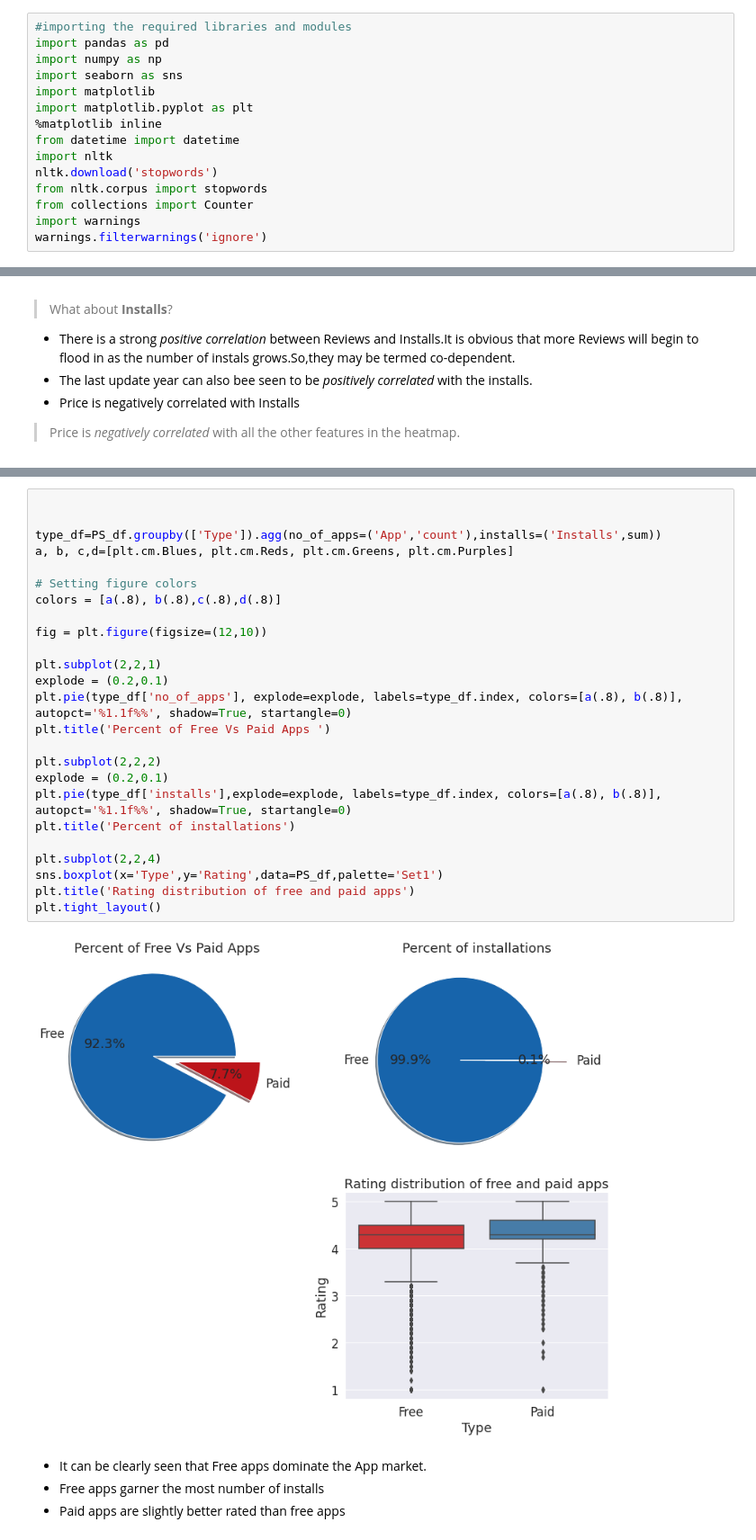
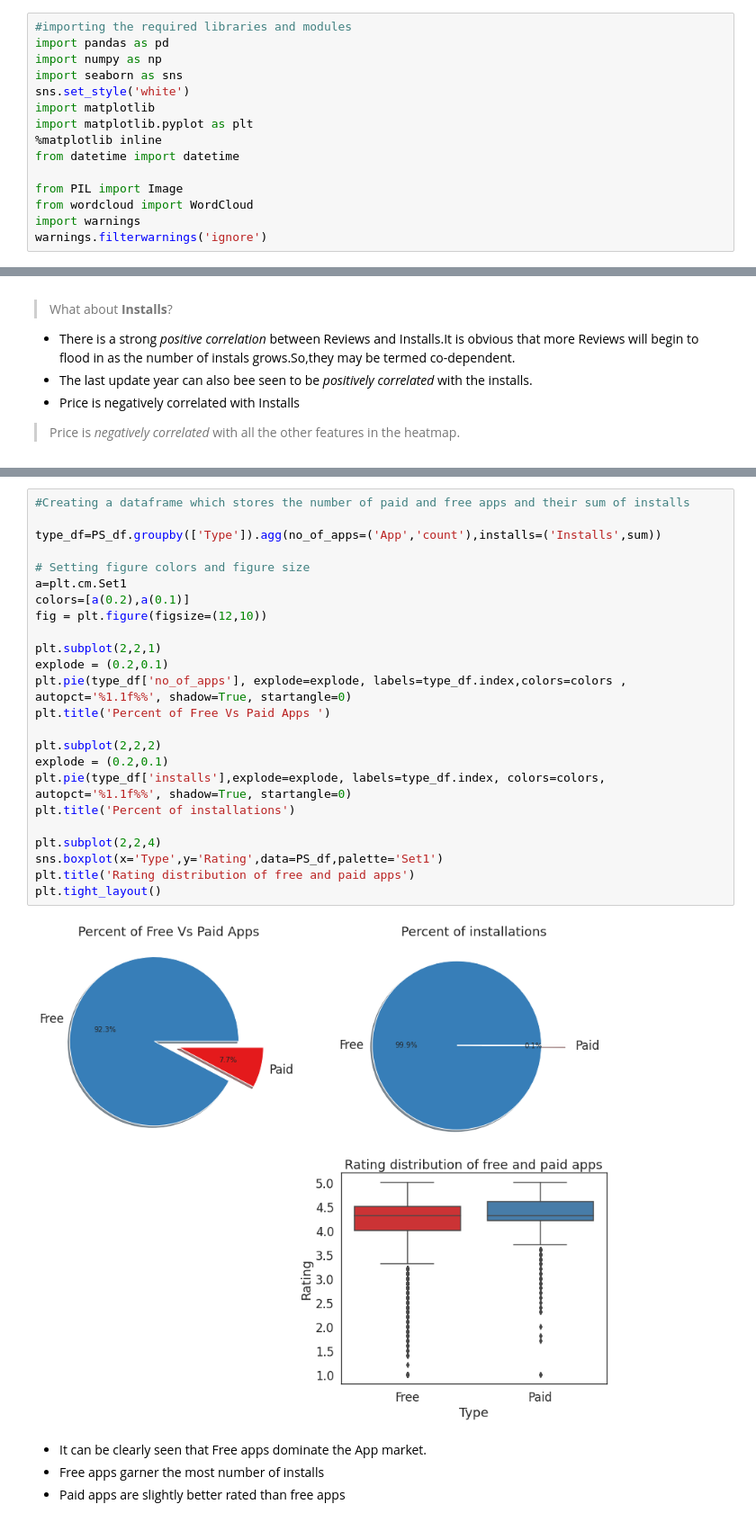
Before and after one commit to RadhikaRM/Playstore-Data-Analysis, a Jupyter notebook: PlayStore_EDA.ipynb, the cells around one changed output, grey strips where cells are left out. Shown at 90% size. Cells and saved outputs as stored; diff of their text form.

```diff
--- a/PlayStore_EDA.ipynb
+++ b/PlayStore_EDA.ipynb
@@ -26,13 +26,13 @@ First,we import the libraries and modules which we have to use in this analysis.
 import pandas as pd
 import numpy as np
 import seaborn as sns
+sns.set_style('white')
 import matplotlib
 import matplotlib.pyplot as plt
 %matplotlib inline
 from datetime import datetime
-import nltk
-nltk.download('stopwords')
-from nltk.corpus import stopwords
-from collections import Counter
+
+from PIL import Image
+from wordcloud import WordCloud
 import warnings
 warnings.filterwarnings('ignore')
@@ -772,30 +792,29 @@ Apps which can be installed without having to pay money are termed as Free apps.
 # %%
-
+#Creating a dataframe which stores the number of paid and free apps and their sum of installs
 
 type_df=PS_df.groupby(['Type']).agg(no_of_apps=('App','count'),installs=('Installs',sum))
-a, b, c,d=[plt.cm.Blues, plt.cm.Reds, plt.cm.Greens, plt.cm.Purples]
 
-# Setting figure colors
-colors = [a(.8), b(.8),c(.8),d(.8)]
-
+# Setting figure colors and figure size
+a=plt.cm.Set1
+colors=[a(0.2),a(0.1)]
 fig = plt.figure(figsize=(12,10))
 
 plt.subplot(2,2,1)
 explode = (0.2,0.1)
-plt.pie(type_df['no_of_apps'], explode=explode, labels=type_df.index, colors=[a(.8), b(.8)], autopct='%1.1f%%', shadow=True, startangle=0)
+plt.pie(type_df['no_of_apps'], explode=explode, labels=type_df.index,colors=colors , autopct='%1.1f%%', shadow=True, startangle=0)
 plt.title('Percent of Free Vs Paid Apps ')
 
 plt.subplot(2,2,2)
 explode = (0.2,0.1)
-plt.pie(type_df['installs'],explode=explode, labels=type_df.index, colors=[a(.8), b(.8)], autopct='%1.1f%%', shadow=True, startangle=0)
+plt.pie(type_df['installs'],explode=explode, labels=type_df.index, colors=colors, autopct='%1.1f%%', shadow=True, startangle=0)
 plt.title('Percent of installations')
 
 plt.subplot(2,2,4)
 sns.boxplot(x='Type',y='Rating',data=PS_df,palette='Set1')
 plt.title('Rating distribution of free and paid apps')
 plt.tight_layout()
 # %% [output]
-[figure, old version]
+[figure, new version]
 # %% [markdown]
 * It can be clearly seen that Free apps dominate the App market.
 * Free apps garner the most number of installs
```
Also changed, not shown: parts of 55 cells of this notebook.
